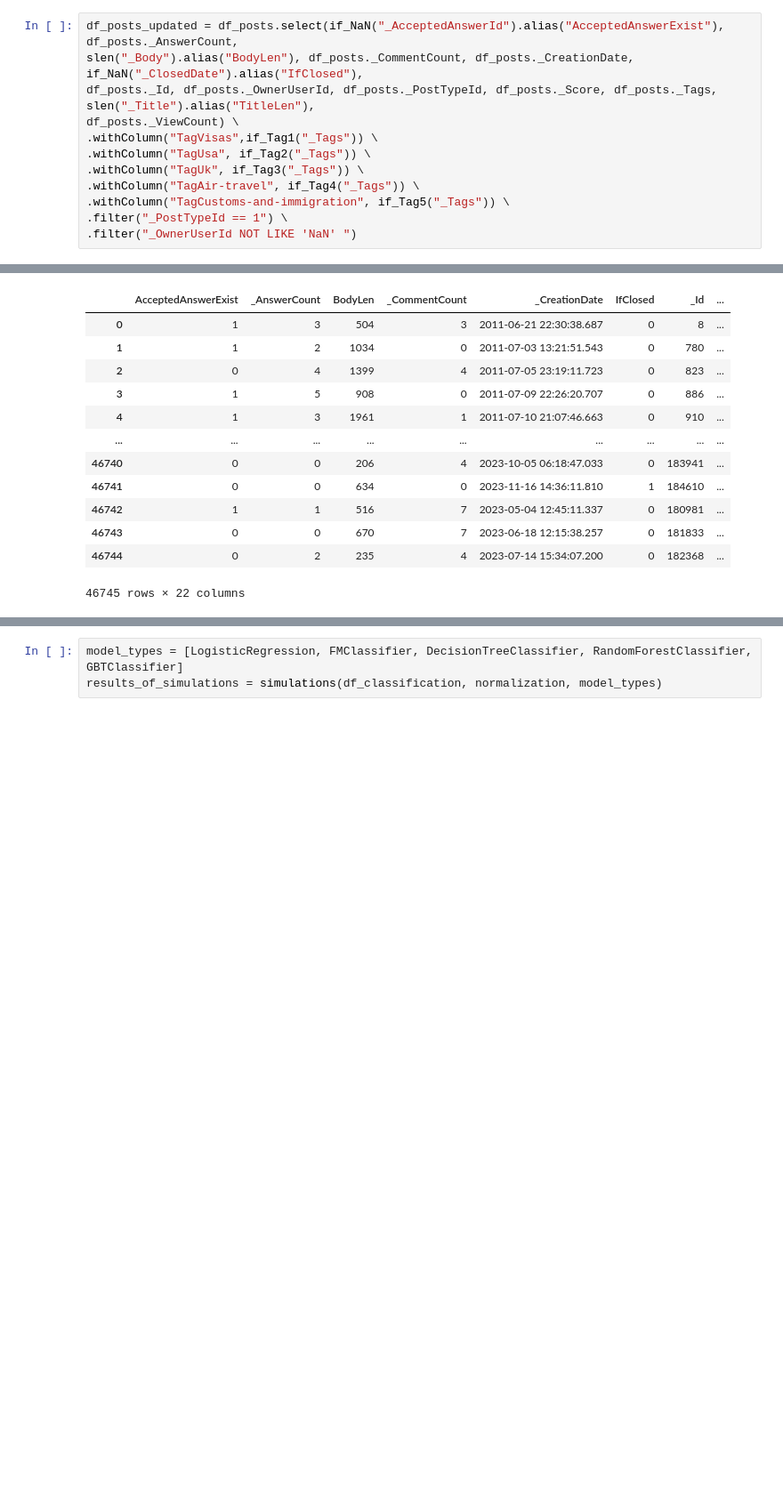
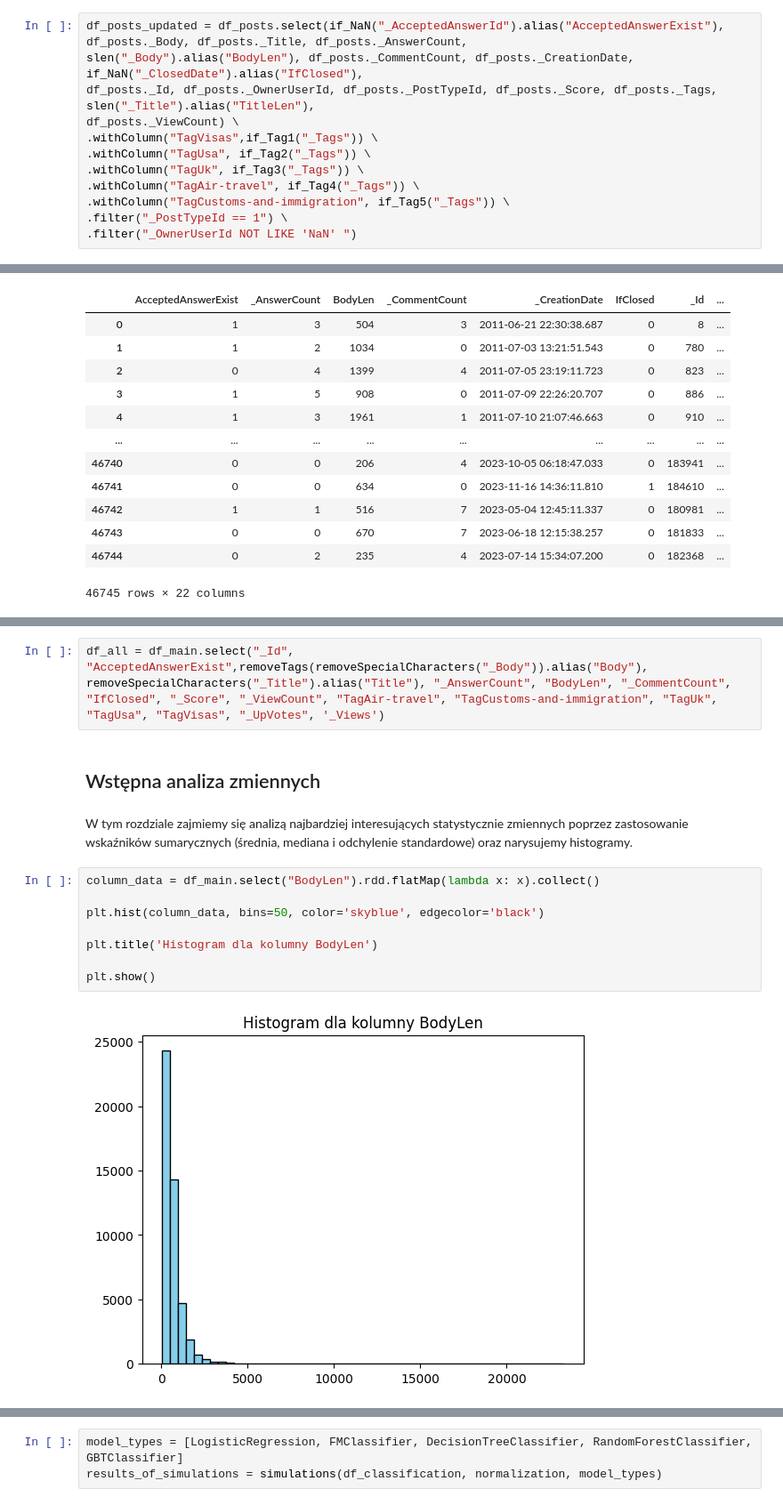
Before and after one commit to barcha2000/travelStack, a Jupyter notebook: notebooks/projektTravelStack.ipynb, the cells around one changed output, grey strips where cells are left out. Shown: that part at 89% size. Saved outputs shown, nothing was run; the diff lists cells and outputs as text; blank space fills up the shorter version.

```diff
--- a/notebooks/projektTravelStack.ipynb
+++ b/notebooks/projektTravelStack.ipynb
@@ -125,5 +134,5 @@ Zaktualizowana ramka danych "Posts":
 # %%
-df_posts_updated = df_posts.select(if_NaN("_AcceptedAnswerId").alias("AcceptedAnswerExist"), df_posts._AnswerCount,
+df_posts_updated = df_posts.select(if_NaN("_AcceptedAnswerId").alias("AcceptedAnswerExist"), df_posts._Body, df_posts._Title, df_posts._AnswerCount,
 slen("_Body").alias("BodyLen"), df_posts._CommentCount, df_posts._CreationDate, if_NaN("_ClosedDate").alias("IfClosed"),
 df_posts._Id, df_posts._OwnerUserId, df_posts._PostTypeId, df_posts._Score, df_posts._Tags, slen("_Title").alias("TitleLen"),
 df_posts._ViewCount) \
@@ -165,0 +191,16 @@ df_classification = df_main.drop("_CreationDate","_Id","_OwnerUserId","_PostType
+# %%
+df_all = df_main.select("_Id", "AcceptedAnswerExist",removeTags(removeSpecialCharacters("_Body")).alias("Body"), removeSpecialCharacters("_Title").alias("Title"), "_AnswerCount", "BodyLen", "_CommentCount", "IfClosed", "_Score", "_ViewCount", "TagAir-travel", "TagCustoms-and-immigration", "TagUk", "TagUsa", "TagVisas", "_UpVotes", '_Views')
+# %% [markdown]
+## Wstępna analiza zmiennych
+# %% [markdown]
+W tym rozdziale zajmiemy się analizą najbardziej interesujących statystycznie zmiennych poprzez zastosowanie wskaźników sumarycznych (średnia, mediana i odchylenie standardowe) oraz narysujemy histogramy.
+# %%
+column_data = df_main.select("BodyLen").rdd.flatMap(lambda x: x).collect()
+
+plt.hist(column_data, bins=50, color='skyblue', edgecolor='black')
+
+plt.title('Histogram dla kolumny BodyLen')
+
+plt.show()
+# %% [output]
+[figure, added]
```
Also changed, not shown: parts of 52 cells of this notebook, 3 other files.
